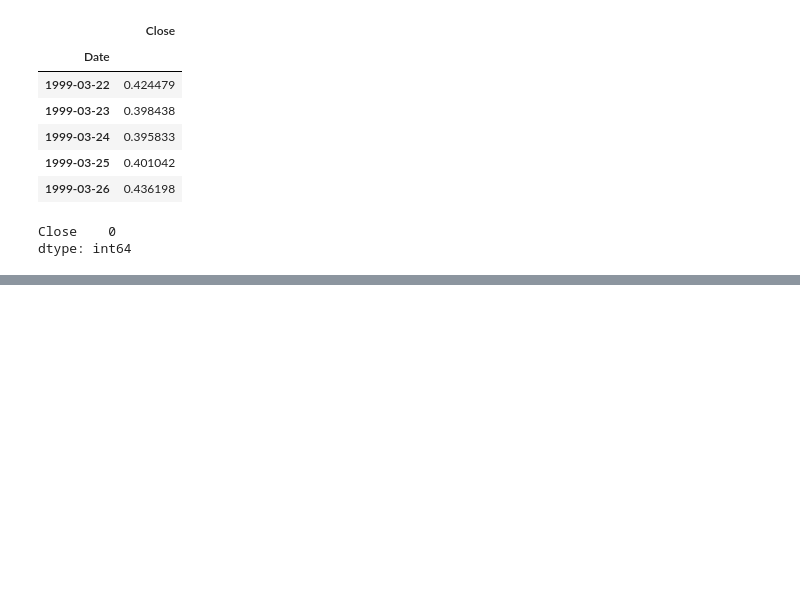
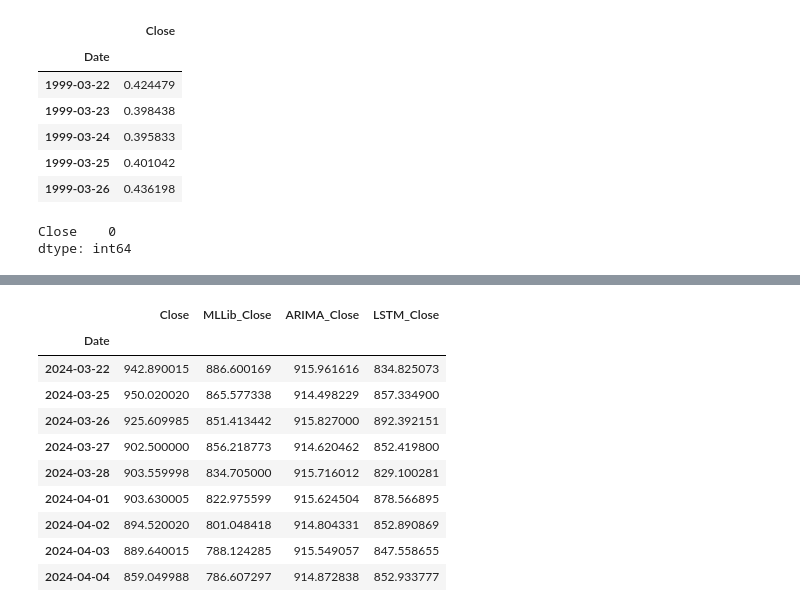
Before and after one commit to TunahanINCE/Machine-Learning-Models-for-Predicting-Stock-Market-Closing-Prices, a Jupyter notebook: TunahanINCE.ipynb, the cells around one changed output, grey strips where cells are left out. Cells and saved outputs as stored; diff of their text form; code cells hidden in the pictures; blank space fills up the shorter version.

```diff
--- a/TunahanINCE.ipynb
+++ b/TunahanINCE.ipynb
@@ -1163,0 +1123,18 @@ predictions_df
+# %%
+# Index üzerinden birleştirme yapın
+# Bu, aynı tarihlerdeki verileri yan yana getirecektir
+#merged_df=merged_df.drop('LSTM_Close',axis=1)
+merged_df = merged_df.join(df_LSTM_forecast, how='inner')
+merged_df
+# %% [output]
+|  | Close | MLLib_Close | ARIMA_Close | LSTM_Close |
+| Date |  |  |  |  |
+| 2024-03-22 | 942.890015 | 886.600169 | 915.961616 | 834.825073 |
+| 2024-03-25 | 950.020020 | 865.577338 | 914.498229 | 857.334900 |
+| 2024-03-26 | 925.609985 | 851.413442 | 915.827000 | 892.392151 |
+| 2024-03-27 | 902.500000 | 856.218773 | 914.620462 | 852.419800 |
+| 2024-03-28 | 903.559998 | 834.705000 | 915.716012 | 829.100281 |
+| 2024-04-01 | 903.630005 | 822.975599 | 915.624504 | 878.566895 |
+| 2024-04-02 | 894.520020 | 801.048418 | 914.804331 | 852.890869 |
+| 2024-04-03 | 889.640015 | 788.124285 | 915.549057 | 847.558655 |
+| 2024-04-04 | 859.049988 | 786.607297 | 914.872838 | 852.933777 |
```
Also changed, not shown: parts of 51 cells of this notebook.
